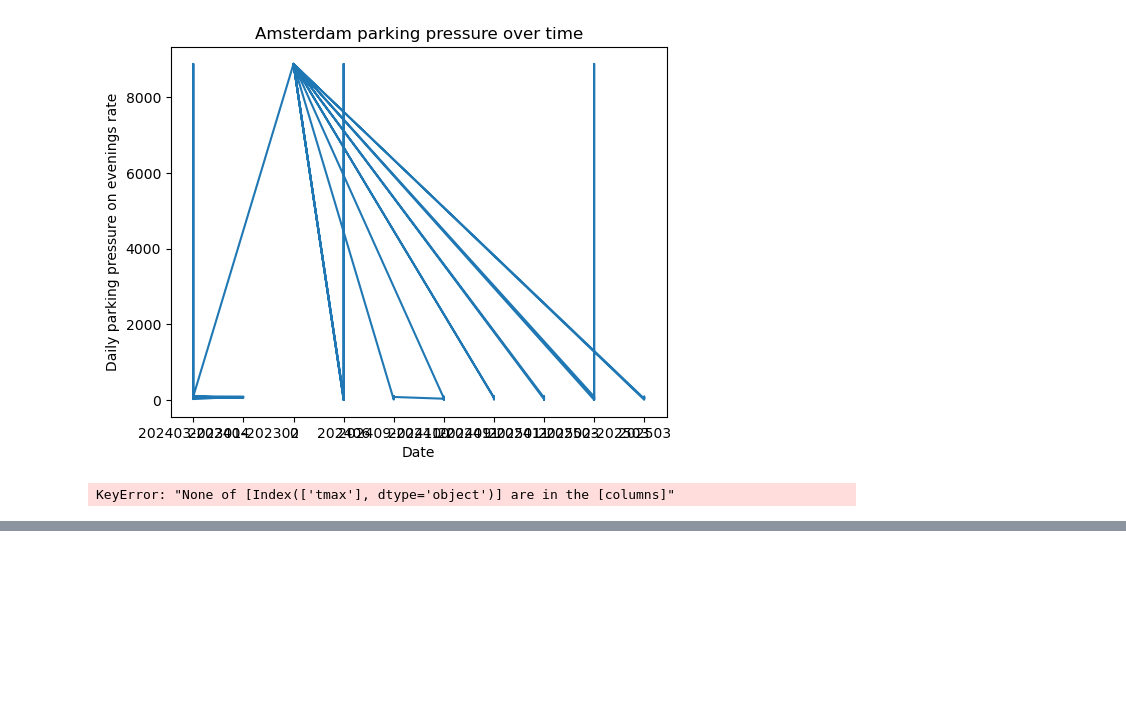
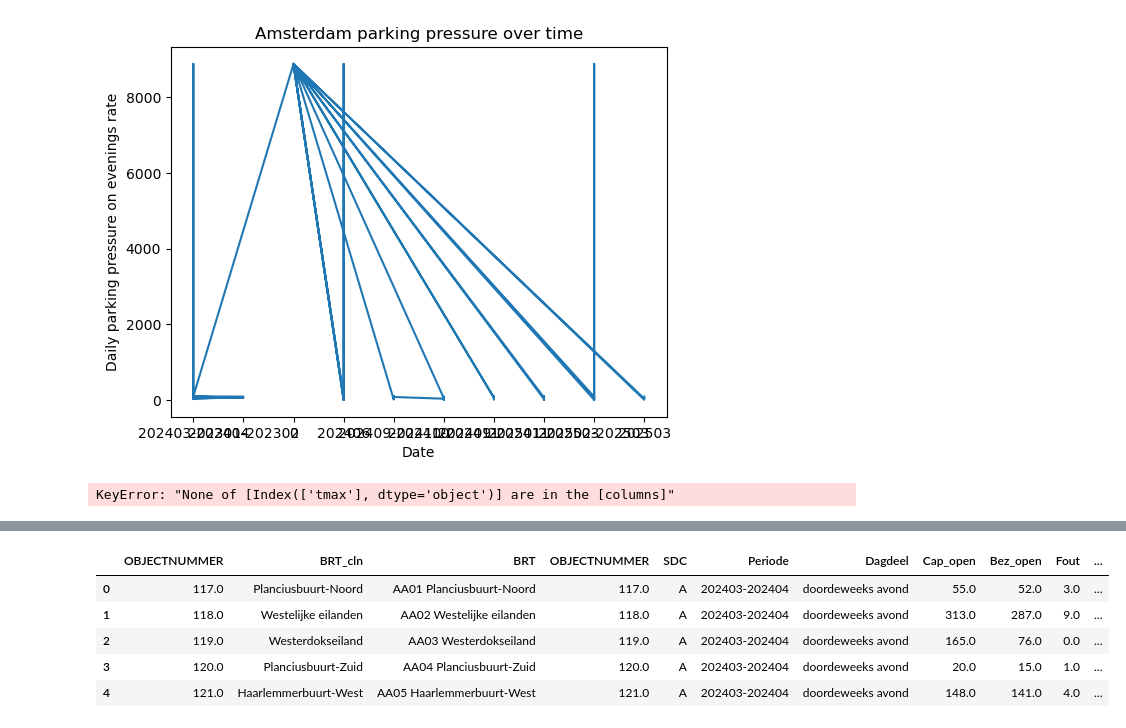
Before and after one commit to bram-villanueva/paper_project, a Jupyter notebook: test.ipynb, the cells around one changed output, grey strips where cells are left out. Saved outputs shown, nothing was run; the diff lists cells and outputs as text; code cells hidden in the pictures; blank space fills up the shorter version.

```diff
--- a/test.ipynb
+++ b/test.ipynb
@@ -216,0 +246,10 @@ KeyError: "None of [Index(['tmax'], dtype='object')] are in the [columns]"
+# %%
+gpdf01 = gpdf01[["OBJECTNUMMER", "BRT_cln", "BRT"] + [col for col in gpdf01.columns if col not in ["BRT_cln", "BRT"]]]
+gpdf01.head()
+# %% [output]
+|  | OBJECTNUMMER | BRT_cln | BRT | OBJECTNUMMER | SDC | Periode | Dagdeel | Cap_open | Bez_open | Fout | ... |
+| 0 | 117.0 | Planciusbuurt-Noord | AA01 Planciusbuurt-Noord | 117.0 | A | 202403-202404 | doordeweeks avond | 55.0 | 52.0 | 3.0 | ... |
+| 1 | 118.0 | Westelijke eilanden | AA02 Westelijke eilanden | 118.0 | A | 202403-202404 | doordeweeks avond | 313.0 | 287.0 | 9.0 | ... |
+| 2 | 119.0 | Westerdokseiland | AA03 Westerdokseiland | 119.0 | A | 202403-202404 | doordeweeks avond | 165.0 | 76.0 | 0.0 | ... |
+| 3 | 120.0 | Planciusbuurt-Zuid | AA04 Planciusbuurt-Zuid | 120.0 | A | 202403-202404 | doordeweeks avond | 20.0 | 15.0 | 1.0 | ... |
+| 4 | 121.0 | Haarlemmerbuurt-West | AA05 Haarlemmerbuurt-West | 121.0 | A | 202403-202404 | doordeweeks avond | 148.0 | 141.0 | 4.0 | ... |
```
Also changed, not shown: parts of 14 cells of this notebook.
